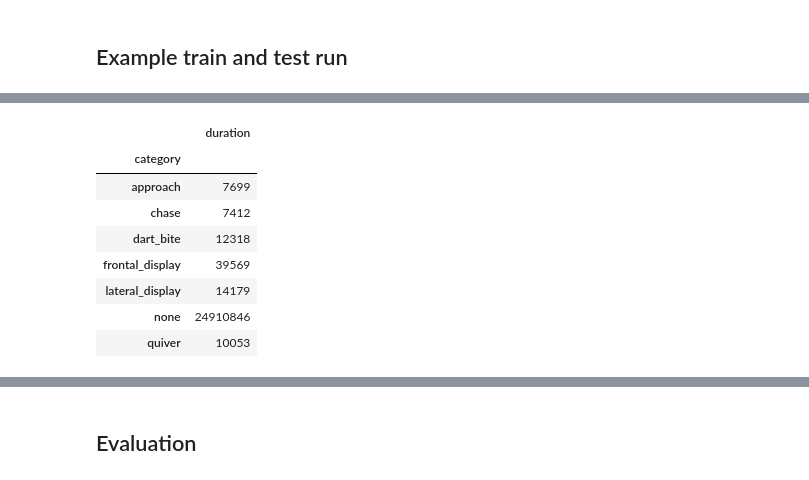
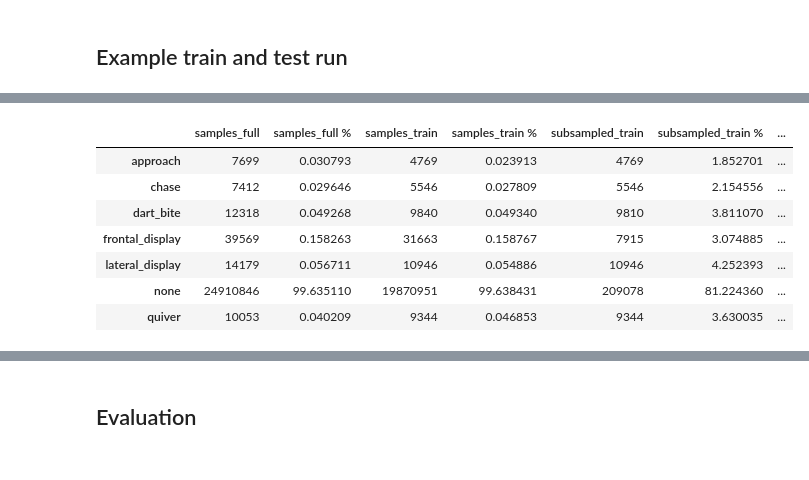
Before and after one commit to pnuehrenberg/vassi, a Jupyter notebook: examples/social_cichlids/results_and_figures-cichlids.ipynb, the cells around one changed output, grey strips where cells are left out. Saved outputs shown, nothing was run; the diff lists cells and outputs as text; code cells hidden in the pictures.

```diff
--- a/examples/social_cichlids/results_and_figures-cichlids.ipynb
+++ b/examples/social_cichlids/results_and_figures-cichlids.ipynb
@@ -85,11 +85,10 @@ pipeline = Pipeline(
 extractor = DataFrameFeatureExtractor(
     cache_directory="/media/paul/Data2/cichlids_cache",
     pipeline=pipeline,
-    refit_pipeline=True,
 ).read_yaml("config_file-cichlids.yaml")
 
 # and load optimized postprocessing parameters
-best_parameters = from_yaml("optimization-summary.yaml")
+best_parameters = from_yaml("optimization/optimization-summary.yaml")
 
 priority_function = partial(
     score_priority,
@@ -145,16 +151,47 @@ if run_example_run:
+# %%
+try:
+    X_example_train, y_example_train = from_cache("example_samples.pkl")
+except FileNotFoundError:
+    X_example_train, y_example_train = subsample_train(dataset_train, extractor, random_state=1, log=None)
+    to_cache([X_example_train, y_example_train], "example_samples.pkl")
 # %%
-(
-    dataset_full
-    .observations.groupby("category")
-    .aggregate({"duration": "sum"})
+sample_counts = pd.concat(
+    (
+        (
+            dataset_full
+            .observations.groupby("category")
+            .aggregate(samples_full=("duration", "sum"))
+        ),
+        (
+            dataset_train
+            .observations.groupby("category")
+            .aggregate(samples_train=("duration", "sum"))
+        ),
+        (
+            dataset_test
+            .observations.groupby("category")
+            .aggregate(samples_test=("duration", "sum"))
+        ),
+        pd.DataFrame({"subsampled_train": pd.Series(*np.unique(y_example_train, return_counts=True)[::-1])}),
+    ),
+    axis=1,
 )
-# %% [output]
-|  | duration |
-| category |  |
-| approach | 7699 |
-| chase | 7412 |
-| dart_bite | 12318 |
-| frontal_display | 39569 |
-| lateral_display | 14179 |
-| none | 24910846 |
-| quiver | 10053 |
+# %%
+sample_counts = pd.concat(
+    [
+        sample_counts,
+        (sample_counts / sample_counts.sum(axis=0) * 100).rename(columns=lambda column: f"{column} %"),
+    ],
+    axis=1,
+).iloc[:, [0, 4, 1, 5, 3, 7, 2, 6]]
+
+sample_counts
+# %% [output]
+|  | samples_full | samples_full % | samples_train | samples_train % | subsampled_train | subsampled_train % | ... |
+| approach | 7699 | 0.030793 | 4769 | 0.023913 | 4769 | 1.852701 | ... |
+| chase | 7412 | 0.029646 | 5546 | 0.027809 | 5546 | 2.154556 | ... |
+| dart_bite | 12318 | 0.049268 | 9840 | 0.049340 | 9810 | 3.811070 | ... |
+| frontal_display | 39569 | 0.158263 | 31663 | 0.158767 | 7915 | 3.074885 | ... |
+| lateral_display | 14179 | 0.056711 | 10946 | 0.054886 | 10946 | 4.252393 | ... |
+| none | 24910846 | 99.635110 | 19870951 | 99.638431 | 209078 | 81.224360 | ... |
+| quiver | 10053 | 0.040209 | 9344 | 0.046853 | 9344 | 3.630035 | ... |
```
Also changed, not shown: parts of 11 cells of this notebook, 14 other files.
